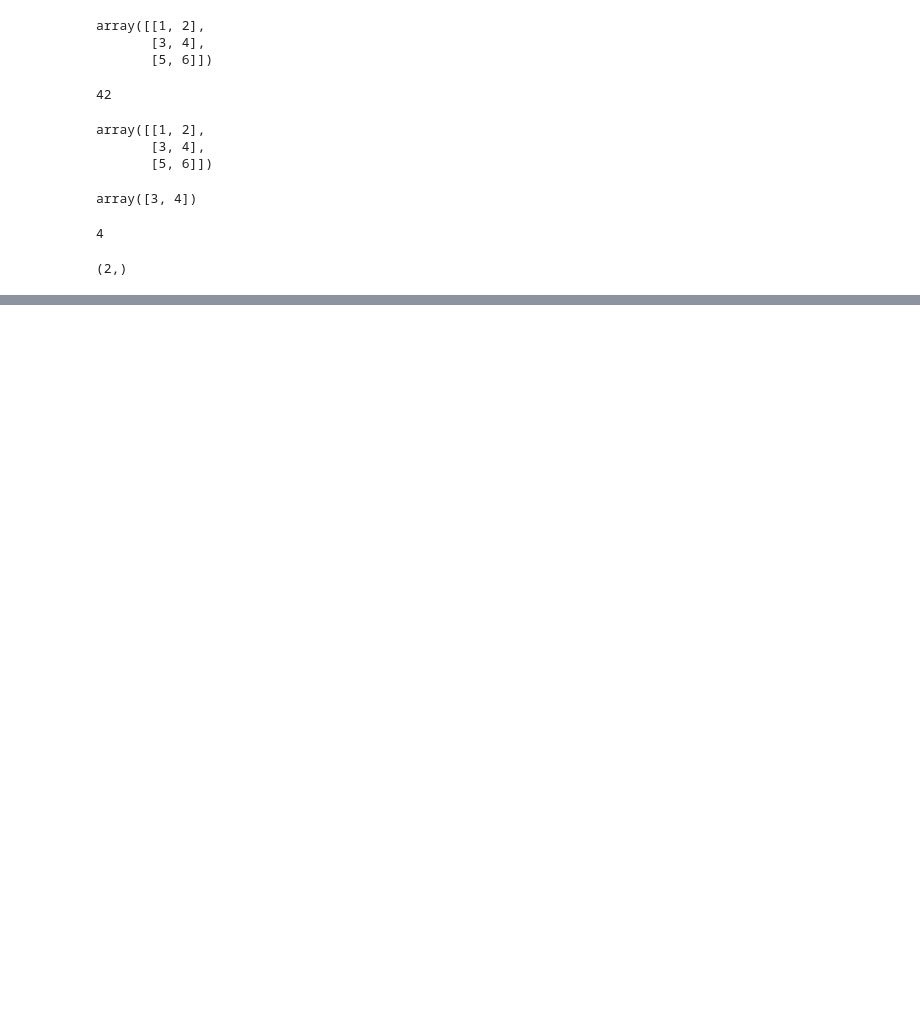
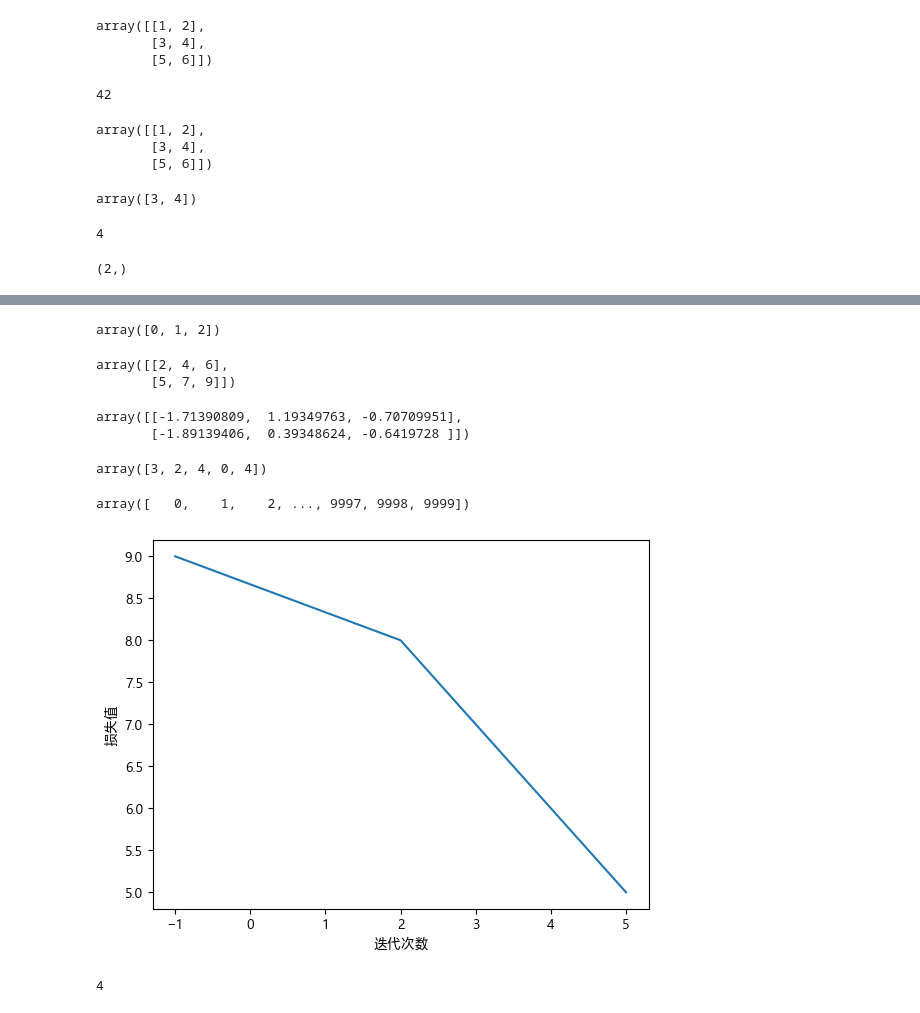
Before and after one commit to hui2109/Deep_Learning, a Jupyter notebook: 深度学习/测试.ipynb, the cells around one changed output, grey strips where cells are left out. Saved outputs shown, nothing was run; the diff lists cells and outputs as text; code cells hidden in the pictures; blank space fills up the shorter version.

```diff
--- a/深度学习/测试.ipynb
+++ b/深度学习/测试.ipynb
@@ -183,0 +193,44 @@ g.shape
+# %%
+y = np.array([[0.7, 0.4, 0.2],
+              [0.3, 0.8, 0.7],
+              [0.1, 0.2, 0.9]])
+y=np.argmax(y, axis=1)
+y
+# %% [output]
+array([0, 1, 2])
+# %%
+a=np.array([[1,2,3],[4,5,6]])
+b=np.array([1,2,3])
+a+b
+# %% [output]
+array([[2, 4, 6],
+       [5, 7, 9]])
+# %%
+c=np.random.randn(2, 3)
+c
+# %% [output]
+array([[-1.71390809,  1.19349763, -0.70709951],
+       [-1.89139406,  0.39348624, -0.6419728 ]])
+# %%
+d=np.random.choice(5, 5)
+d
+# %% [output]
+array([3, 2, 4, 0, 4])
+# %%
+m=np.arange(10000)
+m
+# %% [output]
+array([   0,    1,    2, ..., 9997, 9998, 9999])
+# %%
+import matplotlib.pyplot as plt
+plt.plot([-1,2,3,4,5], [9,8,7,6,5])
+plt.xlabel('迭代次数')
+plt.ylabel('损失值')
+plt.show()
+# %% [output]
+[figure, added]
+# %%
+a=np.array([[3,4],[5,6]])
+a.size
+# %% [output]
+4
```
Also changed, not shown: parts of 26 cells of this notebook, 3 other files.
